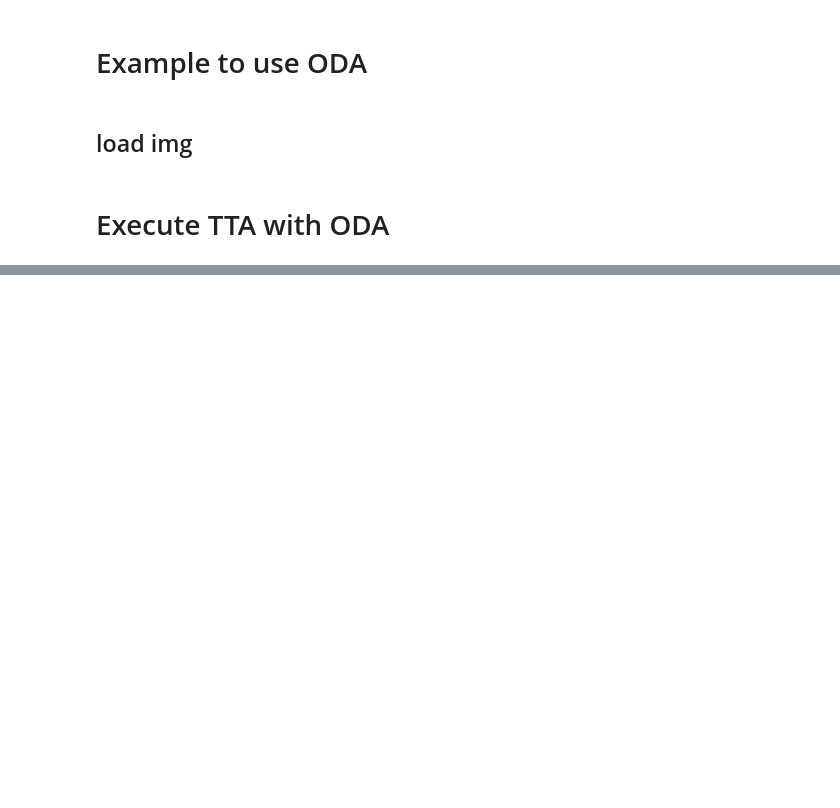
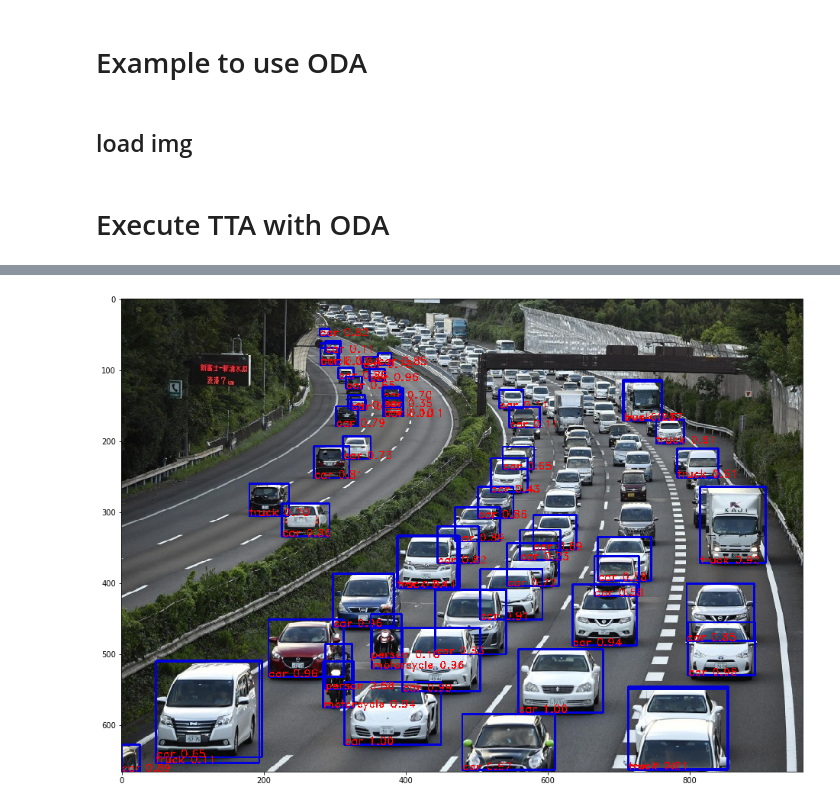
Before and after one commit to kentaroy47/ODA-Object-Detection-ttA, a Jupyter notebook: Example.ipynb, the cells around one changed output, grey strips where cells are left out. Cells and saved outputs as stored; diff of their text form; code cells hidden in the pictures; blank space fills up the shorter version.

```diff
--- a/Example.ipynb
+++ b/Example.ipynb
@@ -64,0 +81,21 @@ plt.show()
+# %%
+# Viz
+fig = plt.figure(figsize=(16,16))
+sample = cv2.imread(impath)
+# rescale boxes to image size
+boxes[:,0] *= sample.shape[1]
+boxes[:,2] *= sample.shape[1]
+boxes[:,1] *= sample.shape[0]
+boxes[:,3] *= sample.shape[0]
+for i, box in enumerate(boxes):
+    cv2.rectangle(sample,
+              (int(box[0]), int(box[1])),
+              (int(box[2]), int(box[3])),
+              220, 2)
+    cv2.putText(sample, cococlass[labels[i]] + " {:.2f}".format(scores[i]), (int(box[0]), int(box[3])),
+                cv2.FONT_HERSHEY_DUPLEX, 0.5, (0,0,255), 1) # Write the prediction class
+
+plt.imshow(sample[:,:,::-1])#BGR2RGB
+plt.show()
+# %% [output]
+[figure, added]
```
Also changed, not shown: parts of 5 cells of this notebook, 3 other files.
